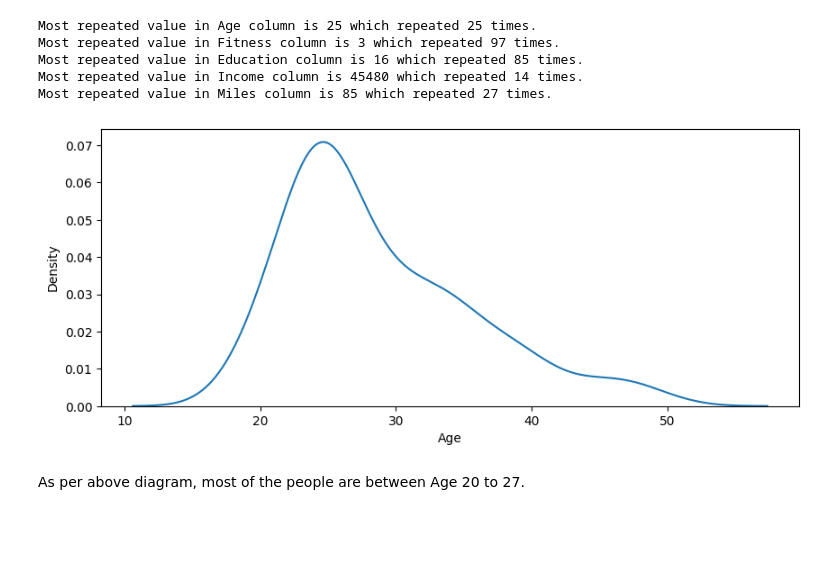
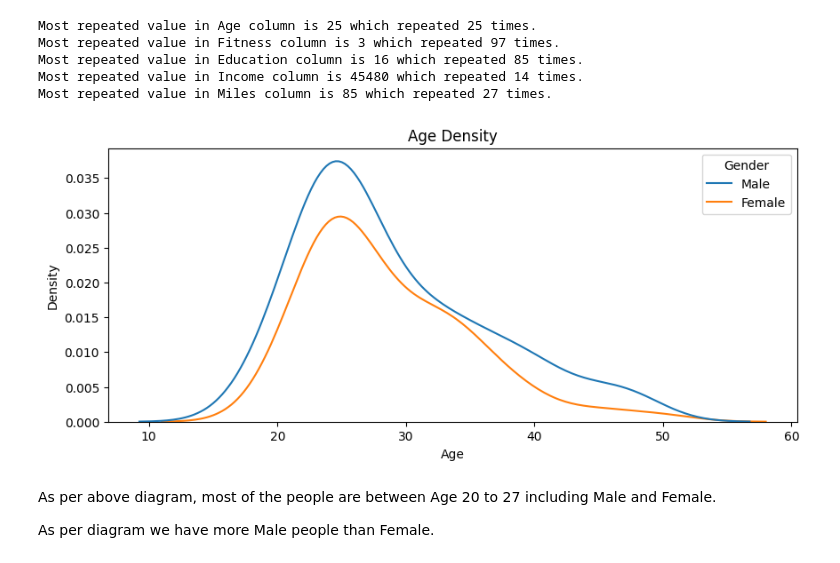
Before and after one commit to iamutkarshgoyal/Aerofit_Statistical_Analysis, a Jupyter notebook: Aerofit_Data_Analysis.ipynb, the cells around one changed output. Cells and saved outputs as stored; diff of their text form; code cells hidden in the pictures; blank space fills up the shorter version.

```diff
--- a/Aerofit_Data_Analysis.ipynb
+++ b/Aerofit_Data_Analysis.ipynb
@@ -131,10 +141,14 @@ Most repeated value in Education column is 16 which repeated 85 times.
 Most repeated value in Income column is 45480 which repeated 14 times.
 Most repeated value in Miles column is 85 which repeated 27 times.
 # %%
+# Plotting a density chart to measure for what age we have more people
 plt.figure(figsize = (10,4))
-sns.kdeplot(data = df, x = df.Age)
+sns.kdeplot(data = df, x = "Age", hue = "Gender")
+plt.title("Age Density")
 plt.show()
 # %% [output]
-[figure, old version]
+[figure, new version]
 # %% [markdown]
-As per above diagram, most of the people are between Age 20 to 27.
+As per above diagram, most of the people are between Age 20 to 27 including Male and Female.
+
+As per diagram we have more Male people than Female.
```
Also changed, not shown: parts of 17 cells of this notebook.
